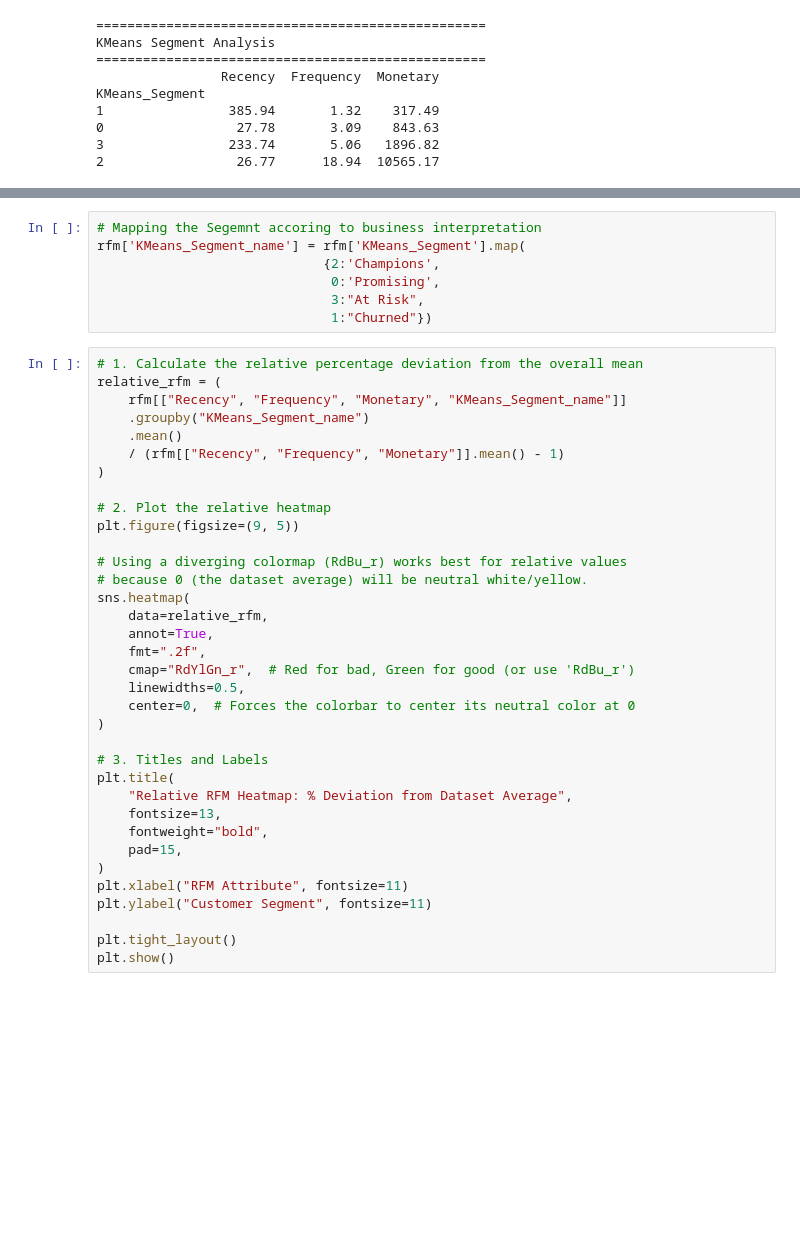
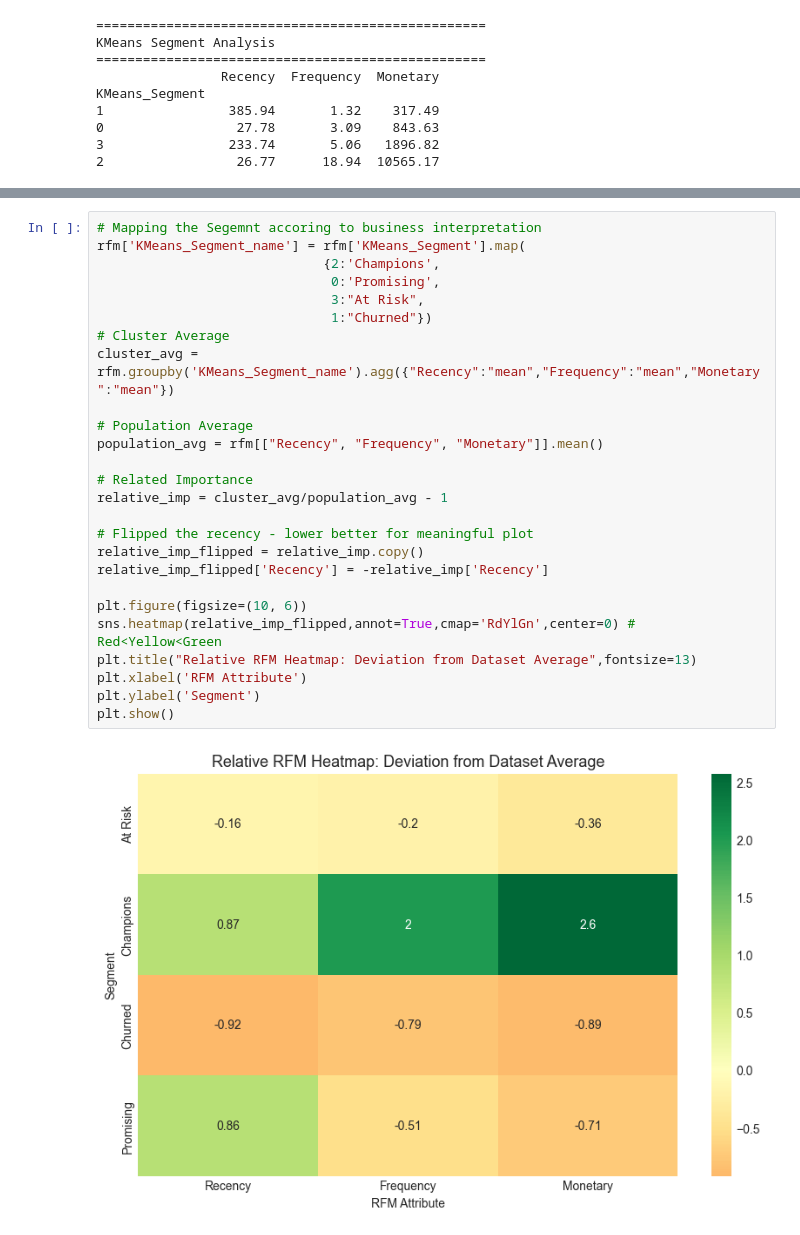
Before and after one commit to aguchhait-stack/Online_Retail_II, a Jupyter notebook: online_retail_uci.ipynb, the cells around one changed output, grey strips where cells are left out. Cells and saved outputs as stored; diff of their text form; blank space fills up the shorter version.

```diff
--- a/online_retail_uci.ipynb
+++ b/online_retail_uci.ipynb
@@ -348,42 +343,28 @@ While the business logic of interpreting segmentation varies across industries,
 # %%
 # Mapping the Segemnt accoring to business interpretation
 rfm['KMeans_Segment_name'] = rfm['KMeans_Segment'].map(
                              {2:'Champions',
                               0:'Promising',
                               3:"At Risk",
                               1:"Churned"})
+# Cluster Average
+cluster_avg = rfm.groupby('KMeans_Segment_name').agg({"Recency":"mean","Frequency":"mean","Monetary":"mean"})
+
+# Population Average
+population_avg = rfm[["Recency", "Frequency", "Monetary"]].mean()
+
+# Related Importance
+relative_imp = cluster_avg/population_avg - 1
+
+# Flipped the recency - lower better for meaningful plot
+relative_imp_flipped = relative_imp.copy()
+relative_imp_flipped['Recency'] = -relative_imp['Recency']
+
+plt.figure(figsize=(10, 6))
+sns.heatmap(relative_imp_flipped,annot=True,cmap='RdYlGn',center=0) # Red<Yellow<Green
+plt.title("Relative RFM Heatmap: Deviation from Dataset Average",fontsize=13)
+plt.xlabel('RFM Attribute')
+plt.ylabel('Segment')
+plt.show()
+# %% [output]
+[figure, added]
-# %%
-# 1. Calculate the relative percentage deviation from the overall mean
-relative_rfm = (
-    rfm[["Recency", "Frequency", "Monetary", "KMeans_Segment_name"]]
-    .groupby("KMeans_Segment_name")
-    .mean()
-    / (rfm[["Recency", "Frequency", "Monetary"]].mean() - 1)
-)
-
-# 2. Plot the relative heatmap
-plt.figure(figsize=(9, 5))
-
-# Using a diverging colormap (RdBu_r) works best for relative values
-# because 0 (the dataset average) will be neutral white/yellow.
-sns.heatmap(
-    data=relative_rfm,
-    annot=True,
-    fmt=".2f",
-    cmap="RdYlGn_r",  # Red for bad, Green for good (or use 'RdBu_r')
-    linewidths=0.5,
-    center=0,  # Forces the colorbar to center its neutral color at 0
-)
-
-# 3. Titles and Labels
-plt.title(
-    "Relative RFM Heatmap: % Deviation from Dataset Average",
-    fontsize=13,
-    fontweight="bold",
-    pad=15,
-)
-plt.xlabel("RFM Attribute", fontsize=11)
-plt.ylabel("Customer Segment", fontsize=11)
-
-plt.tight_layout()
-plt.show()
```
Also changed, not shown: parts of 30 cells of this notebook, 21 other files.
